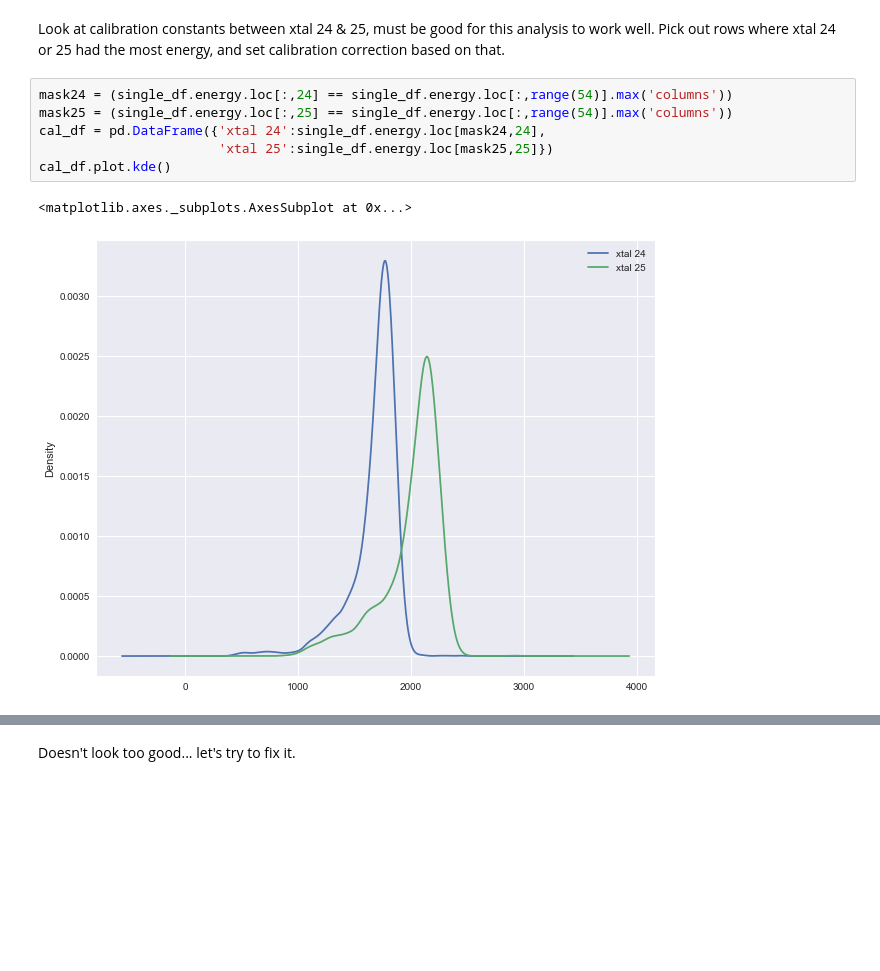
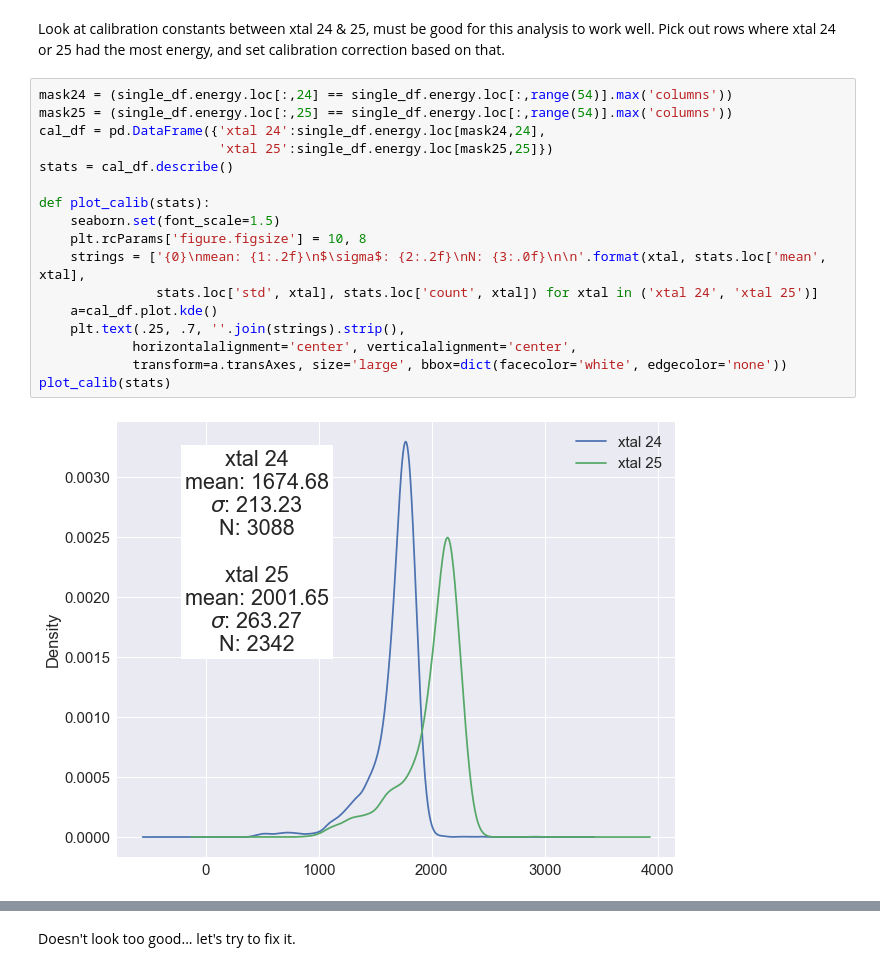
Before and after one commit to atfienberg/gm2-jupyter-notebooks, a Jupyter notebook: SLACWithPandas.ipynb, the cells around one changed output, grey strips where cells are left out. Saved outputs shown, nothing was run; the diff lists cells and outputs as text; blank space fills up the shorter version.

```diff
--- a/SLACWithPandas.ipynb
+++ b/SLACWithPandas.ipynb
@@ -156,9 +154,19 @@ Pick out rows where xtal 24 or 25 had the most energy, and set calibration corre
 # %%
 mask24 = (single_df.energy.loc[:,24] == single_df.energy.loc[:,range(54)].max('columns'))
 mask25 = (single_df.energy.loc[:,25] == single_df.energy.loc[:,range(54)].max('columns'))
 cal_df = pd.DataFrame({'xtal 24':single_df.energy.loc[mask24,24],
                        'xtal 25':single_df.energy.loc[mask25,25]})
-cal_df.plot.kde()
+stats = cal_df.describe()
+
+def plot_calib(stats):
+    seaborn.set(font_scale=1.5)
+    plt.rcParams['figure.figsize'] = 10, 8
+    strings = ['{0}\nmean: {1:.2f}\n$\sigma$: {2:.2f}\nN: {3:.0f}\n\n'.format(xtal, stats.loc['mean', xtal],
+               stats.loc['std', xtal], stats.loc['count', xtal]) for xtal in ('xtal 24', 'xtal 25')]
+    a=cal_df.plot.kde()
+    plt.text(.25, .7, ''.join(strings).strip(),
+            horizontalalignment='center', verticalalignment='center',
+            transform=a.transAxes, size='large', bbox=dict(facecolor='white', edgecolor='none'))
+plot_calib(stats)
 # %% [output]
-<matplotlib.axes._subplots.AxesSubplot at 0x...>
-[figure, old version]
+[figure, new version]
```
Also changed, not shown: parts of 11 cells of this notebook.
